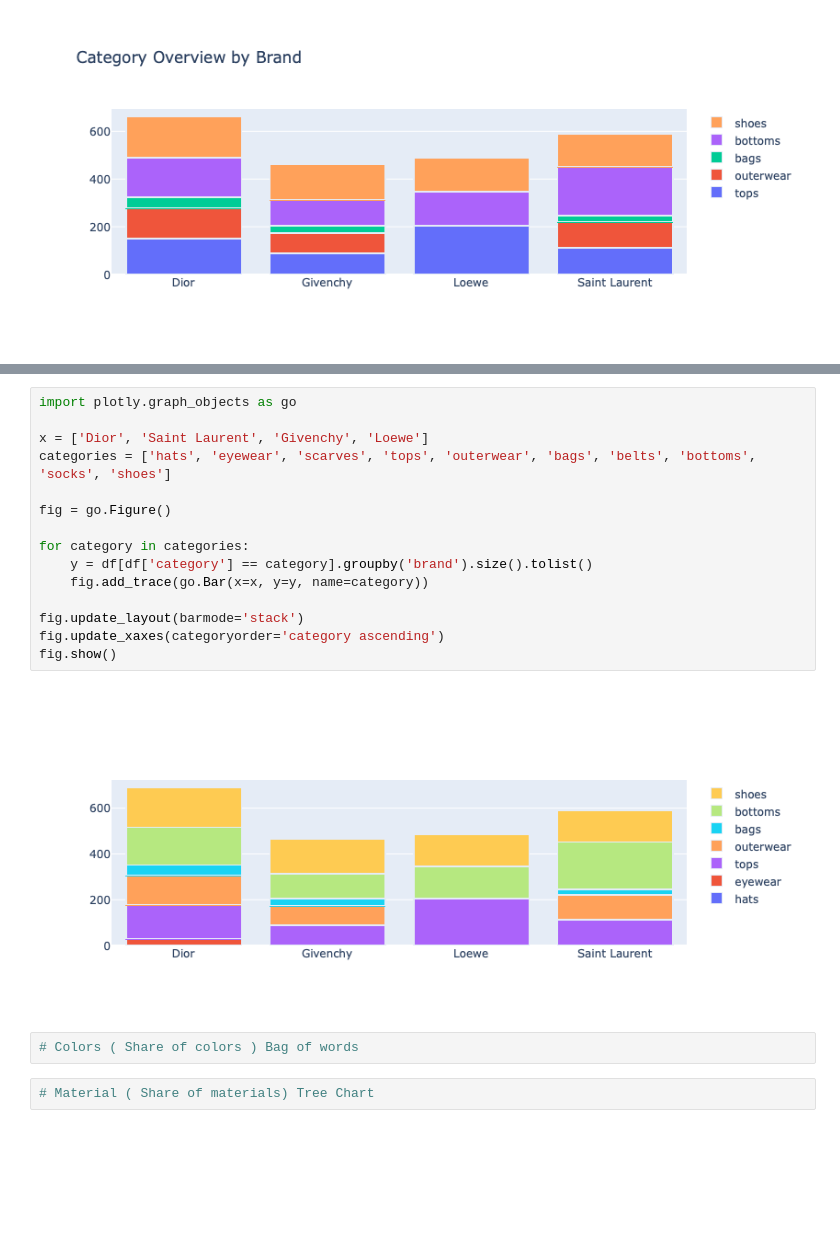
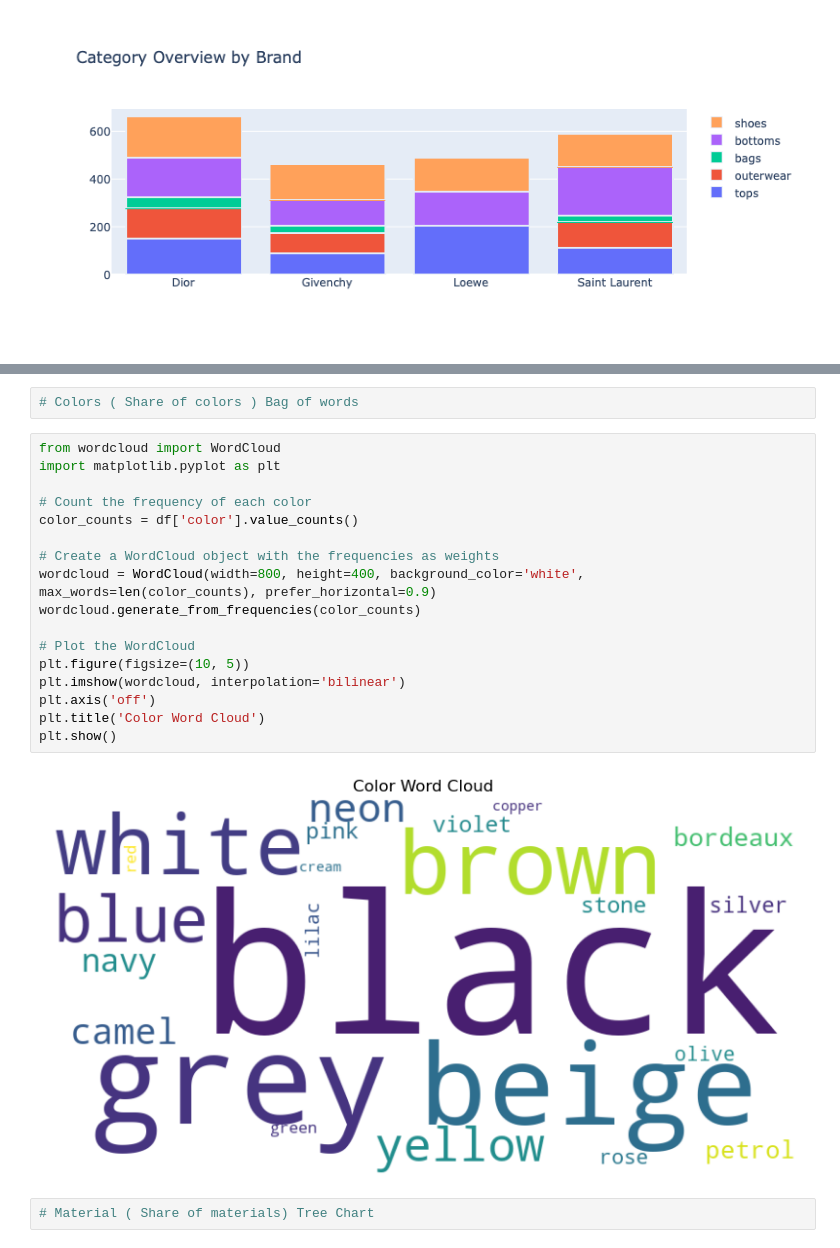
Before and after one commit to aliascii/runwayreconnaissance, a Jupyter notebook: EDA/Final_Presentation.ipynb, the cells around one changed output, grey strips where cells are left out. Drawn from its saved outputs; the diff is of its cells as text; blank space fills up the shorter version.

Commit message:
final presentation notebook: added Share of Colors as Word Cloud

```diff
--- a/EDA/Final_Presentation.ipynb
+++ b/EDA/Final_Presentation.ipynb
@@ -73,22 +56,24 @@ fig.show()
-# %%
-import plotly.graph_objects as go
-
-x = ['Dior', 'Saint Laurent', 'Givenchy', 'Loewe']
-categories = ['hats', 'eyewear', 'scarves', 'tops', 'outerwear', 'bags', 'belts', 'bottoms', 'socks', 'shoes']
-
-fig = go.Figure()
-
-for category in categories:
-    y = df[df['category'] == category].groupby('brand').size().tolist()
-    fig.add_trace(go.Bar(x=x, y=y, name=category))
-
-fig.update_layout(barmode='stack')
-fig.update_xaxes(categoryorder='category ascending')
-fig.show()
-# %% [output]
-[figure, removed]
 # %%
 # Colors ( Share of colors ) Bag of words
+# %%
+from wordcloud import WordCloud
+import matplotlib.pyplot as plt
+
+# Count the frequency of each color
+color_counts = df['color'].value_counts()
+
+# Create a WordCloud object with the frequencies as weights
+wordcloud = WordCloud(width=800, height=400, background_color='white', max_words=len(color_counts), prefer_horizontal=0.9)
+wordcloud.generate_from_frequencies(color_counts)
+
+# Plot the WordCloud
+plt.figure(figsize=(10, 5))
+plt.imshow(wordcloud, interpolation='bilinear')
+plt.axis('off')
+plt.title('Color Word Cloud')
+plt.show()
+# %% [output]
+[figure, added]
 # %%
 # Material ( Share of materials) Tree Chart
 # %%
```
Also changed, not shown: parts of 1 cell of this notebook.
